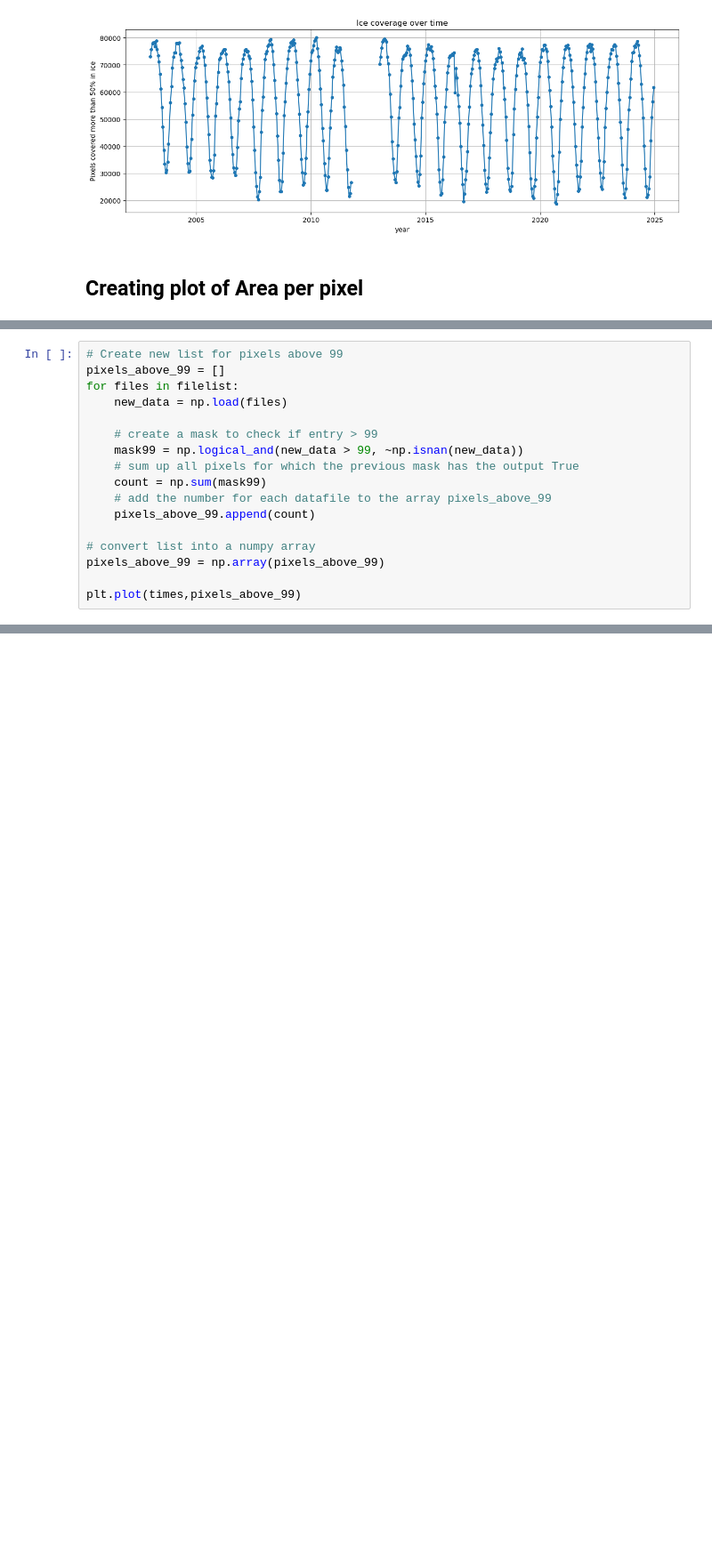
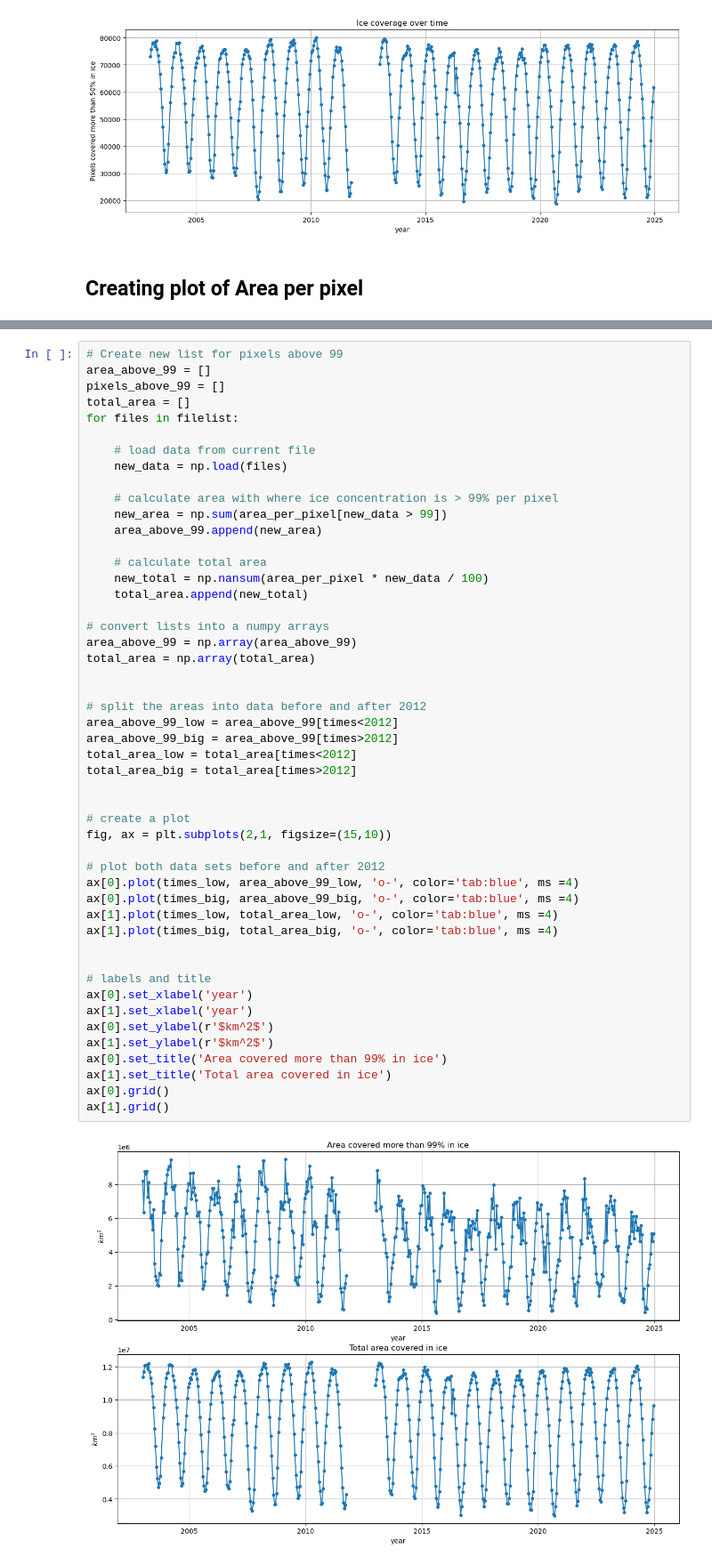
Before and after one commit to benjbrandt/physics725, a Jupyter notebook: Week4/Project_1_Arctic_Ice_maps_students.ipynb, the cells around one changed output, grey strips where cells are left out. Shown: that part at 89% size. Drawn from its saved outputs; the diff is of its cells as text; blank space fills up the shorter version.

```diff
--- a/Week4/Project_1_Arctic_Ice_maps_students.ipynb
+++ b/Week4/Project_1_Arctic_Ice_maps_students.ipynb
@@ -287,20 +281,3 @@ plt.title('Area corresponding to Pixels')
 # %% [output]
 Text(0.5, 1.0, 'Area corresponding to Pixels')
 [figure]
-# %%
-# Create new list for pixels above 99
-pixels_above_99 = []
-for files in filelist:
-    new_data = np.load(files)
-
-    # create a mask to check if entry > 99
-    mask99 = np.logical_and(new_data > 99, ~np.isnan(new_data))
-    # sum up all pixels for which the previous mask has the output True
-    count = np.sum(mask99)
-    # add the number for each datafile to the array pixels_above_99
-    pixels_above_99.append(count)
-
-# convert list into a numpy array
-pixels_above_99 = np.array(pixels_above_99)
-
-plt.plot(times,pixels_above_99)
@@ -338,0 +286,51 @@ print(c)
+# %%
+# Create new list for pixels above 99
+area_above_99 = []
+pixels_above_99 = []
+total_area = []
+for files in filelist:
+
+    # load data from current file
+    new_data = np.load(files)
+
+    # calculate area with where ice concentration is > 99% per pixel
+    new_area = np.sum(area_per_pixel[new_data > 99])
+    area_above_99.append(new_area)
+
+    # calculate total area
+    new_total = np.nansum(area_per_pixel * new_data / 100)
+    total_area.append(new_total)
+
+# convert lists into a numpy arrays
+area_above_99 = np.array(area_above_99)
+total_area = np.array(total_area)
+
+
+# split the areas into data before and after 2012
+area_above_99_low = area_above_99[times<2012]
+area_above_99_big = area_above_99[times>2012]
+total_area_low = total_area[times<2012]
+total_area_big = total_area[times>2012]
+
+
+# create a plot
+fig, ax = plt.subplots(2,1, figsize=(15,10))
+
+# plot both data sets before and after 2012
+ax[0].plot(times_low, area_above_99_low, 'o-', color='tab:blue', ms =4)
+ax[0].plot(times_big, area_above_99_big, 'o-', color='tab:blue', ms =4)
+ax[1].plot(times_low, total_area_low, 'o-', color='tab:blue', ms =4)
+ax[1].plot(times_big, total_area_big, 'o-', color='tab:blue', ms =4)
+
+
+# labels and title
+ax[0].set_xlabel('year')
+ax[1].set_xlabel('year')
+ax[0].set_ylabel(r'$km^2$')
+ax[1].set_ylabel(r'$km^2$')
+ax[0].set_title('Area covered more than 99% in ice')
+ax[1].set_title('Total area covered in ice')
+ax[0].grid()
+ax[1].grid()
+# %% [output]
+[figure, added]
```
Also changed, not shown: parts of 15 cells of this notebook.
